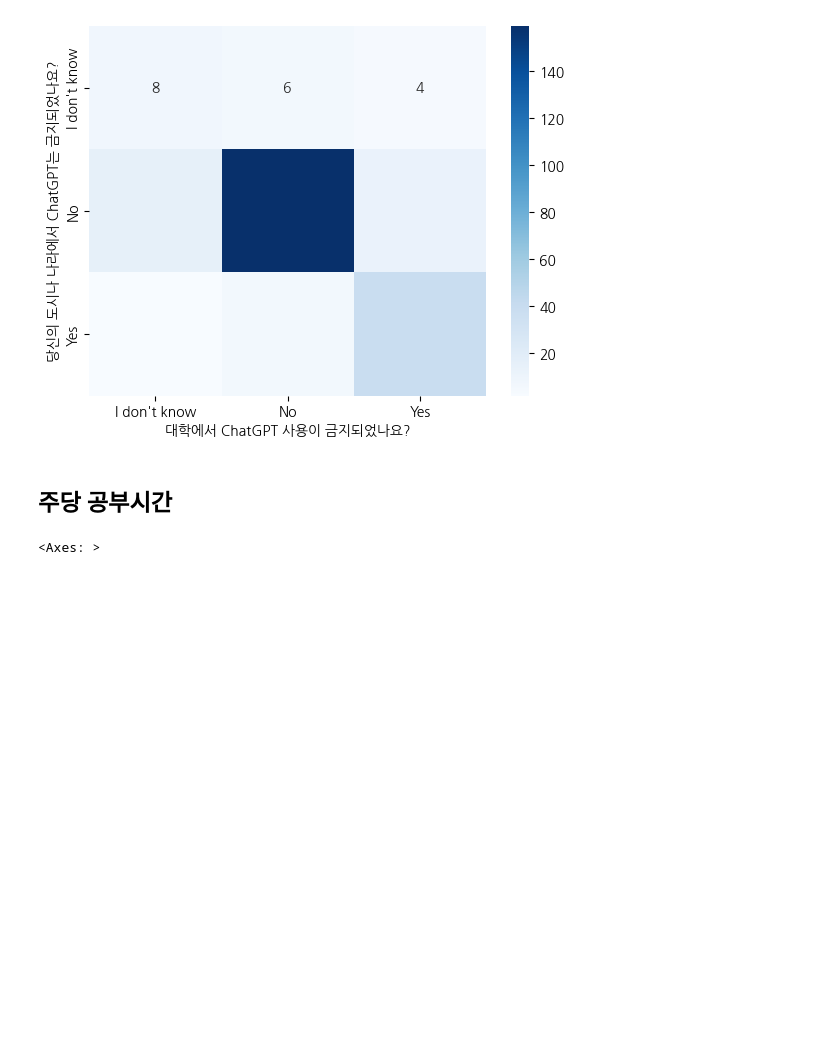
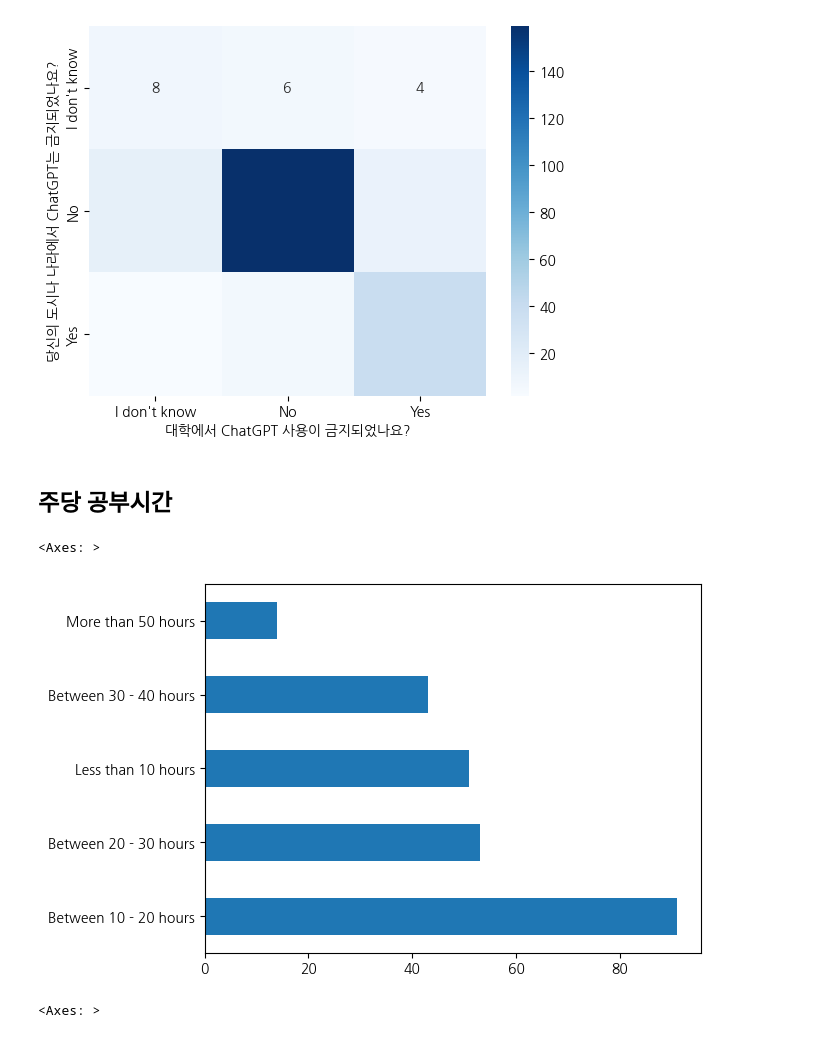
Before and after one commit to diatomicC/FYP_Form_Analysis__Automation, a Jupyter notebook: 분석 노트 .ipynb, the cells around one changed output. Cells and saved outputs as stored; diff of their text form; code cells hidden in the pictures; blank space fills up the shorter version.

```diff
--- a/분석 노트 .ipynb
+++ b/분석 노트 .ipynb
@@ -176,6 +176,11 @@ Yes                                       2    6   39
 [figure]
 # %% [markdown]
 ## 주당 공부시간
+# %%
+df['주당 공부 시간은 얼마나 되나요?'].value_counts()[:5].plot.barh()
+# %% [output]
+<Axes: >
+[figure, added]
 # %%
 df['주당 공부 시간은 얼마나 되나요?'].value_counts().plot.barh()
 # %% [output]
```
Also changed, not shown: parts of 23 cells of this notebook.
